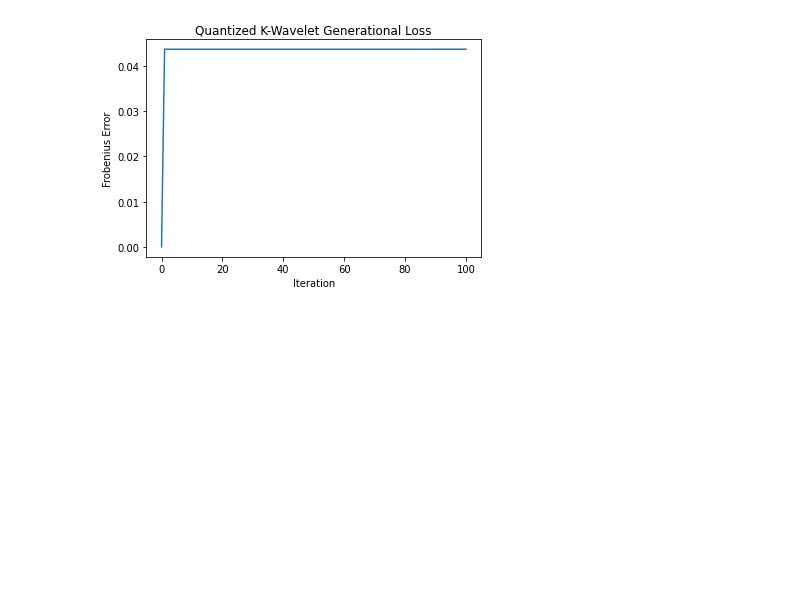
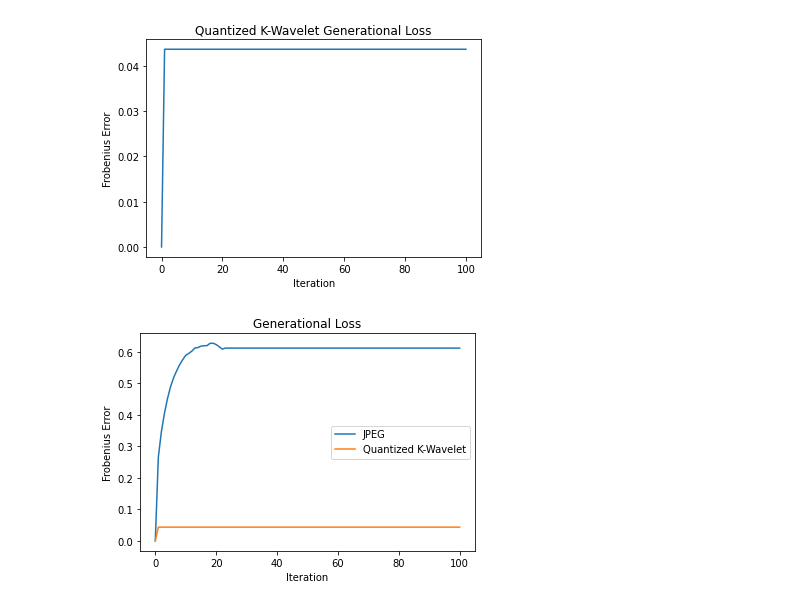
Before and after one commit to athornton1618/MRI_Compression, a Jupyter notebook: scripts/generational_loss.ipynb, the cells around one changed output. Cells and saved outputs as stored; diff of their text form; code cells hidden in the pictures; blank space fills up the shorter version.

Commit message:
combined generational loss plot

```diff
--- a/scripts/generational_loss.ipynb
+++ b/scripts/generational_loss.ipynb
@@ -58,16 +58,16 @@ for ii in range(5):
     ax3.set_axis_off()
 
 X_recursive = X
-error = np.zeros(101)
-error[0] = frob_error(X,X)
+error_jpeg = np.zeros(101)
+error_jpeg[0] = frob_error(X,X)
 for ii in range(100):
     X_recursive = to_jpeg(X_recursive,X)
     ax4.imshow(np.abs(X_recursive), cmap='gray')
     ax4.set_title('100 Iterations')
     ax4.set_axis_off()
-    error[ii+1] = frob_error(X,X_recursive)
+    error_jpeg[ii+1] = frob_error(X,X_recursive)
 
-fig.savefig('../images/jpeg_recursion.png', dpi=100, transparent=False)
+fig.savefig('../images/jpeg_recursion.png', dpi=200, transparent=False)
 # %% [output]
 [figure]
 # %%
@@ -106,17 +106,17 @@ for ii in range(5):
     ax3.set_axis_off()
 
 X_recursive = X
-error = np.zeros(101)
-error[0] = frob_error(X,X)
+error_wavelet = np.zeros(101)
+error_wavelet[0] = frob_error(X,X)
 for ii in range(100):
     X_encode = k_encode(3000,X_recursive)
     X_recursive = decode(X_encode)
     ax4.imshow(np.abs(X_recursive), cmap='gray')
     ax4.set_title('100 Iterations')
     ax4.set_axis_off()
-    error[ii+1] = frob_error(X,X_recursive)
+    error_wavelet[ii+1] = frob_error(X,X_recursive)
 
-fig.savefig('../images/k_wavelet_recursion.png', dpi=100, transparent=False)
+fig.savefig('../images/k_wavelet_recursion.png', dpi=200, transparent=False)
 # %% [output]
 [figure]
 # %%
@@ -155,17 +155,17 @@ for ii in range(5):
     ax3.set_axis_off()
 
 X_recursize = quantize(X)
-error = np.zeros(101)
-error[0] = frob_error(X,X)
+error_q_wavelet = np.zeros(101)
+error_q_wavelet[0] = frob_error(X,X)
 for ii in range(100):
     X_encode = k_encode(3000,X_recursive)
     X_recursive = decode(X_encode)
     ax4.imshow(np.abs(X_recursive), cmap='gray')
     ax4.set_title('100 Iterations')
     ax4.set_axis_off()
-    error[ii+1] = frob_error(X,X_recursive)
+    error_q_wavelet[ii+1] = frob_error(X,X_recursive)
 
-fig.savefig('../images/quantized_k_wavelet_recursion.png', dpi=100, transparent=False)
+fig.savefig('../images/quantized_k_wavelet_recursion.png', dpi=200, transparent=False)
 # %% [output]
 [figure]
 # %%
@@ -177,3 +177,13 @@ plt.savefig('../images/quantized_k_wavelet_generational_loss_plot.png', dpi=100,
 plt.show()
 # %% [output]
 [figure]
+# %%
+plt.plot(np.arange(101), error_jpeg, np.arange(101), error_q_wavelet)
+plt.legend(['JPEG','Quantized K-Wavelet'])
+plt.xlabel('Iteration')
+plt.ylabel('Frobenius Error')
+plt.title('Generational Loss')
+plt.savefig('../images/generational_loss_plot.png', dpi=200, transparent=False)
+plt.show()
+# %% [output]
+[figure, added]
```
Also changed, not shown: parts of 3 cells of this notebook, 7 other files.
